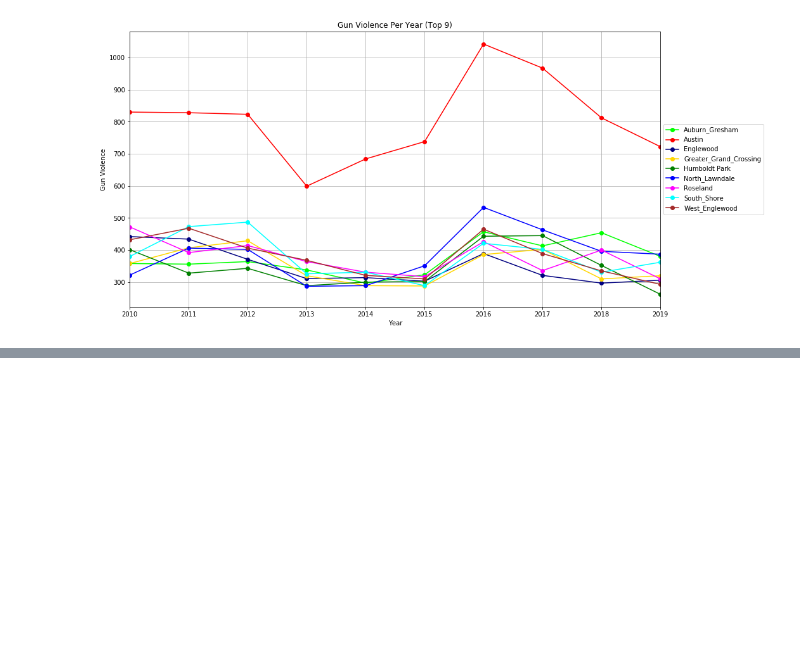
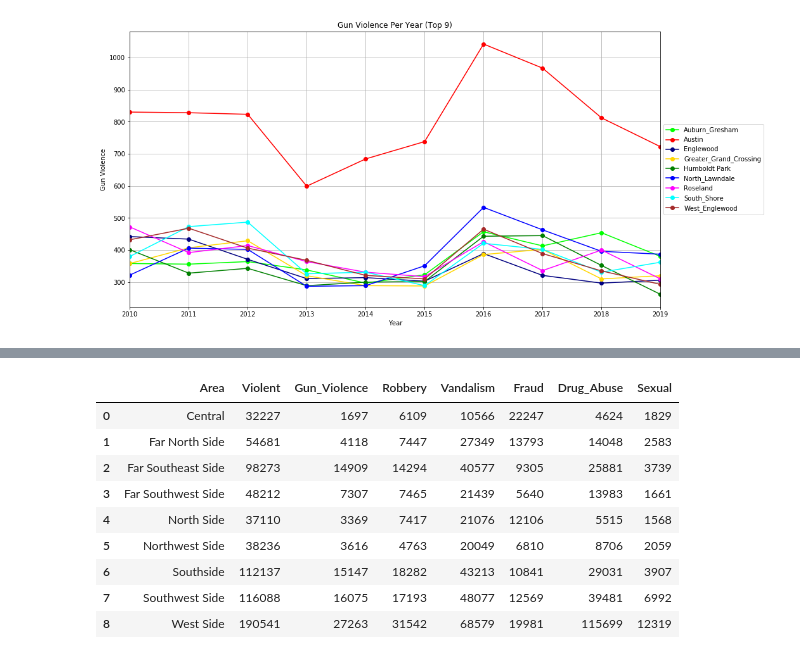
Before and after one commit to shidalgo12/Chicago_Crime, a Jupyter notebook: City Data/Graphs.ipynb, the cells around one changed output, grey strips where cells are left out. Saved outputs shown, nothing was run; the diff lists cells and outputs as text; code cells hidden in the pictures; blank space fills up the shorter version.

```diff
--- a/City Data/Graphs.ipynb
+++ b/City Data/Graphs.ipynb
@@ -396,0 +442,43 @@ plt.show()
+# %%
+# Merge Crime Calculations
+table1 = pd.merge(v_crimes, gun_crimes, on='Area')
+table1
+
+table2 = pd.merge(table1, robbery_crimes, on='Area')
+table2
+
+table3 = pd.merge(table2, vandalism_crimes, on='Area')
+table3
+
+table4 = pd.merge(table3, fraud_crimes, on='Area')
+table4
+
+table5 = pd.merge(table4, drug_crimes, on='Area')
+table5
+
+crimes_per_area = pd.merge(table5, sex_crimes, on='Area')
+crimes_per_area= crimes_per_area.reset_index()
+crimes_per_area.to_csv('area_crimes.csv')
+# crimes_per_area
+# %%
+# Highlight Areas with the Max Amount of Crimes per Type
+
+def highlight_max(s):
+    '''
+    highlight the maximum in a Series yellow.
+    '''
+    is_max = s == s.max()
+    return ['background-color: yellow' if v else '' for v in is_max]
+# %%
+crimes_per_area.style.apply(highlight_max)
+# %% [output]
+|  | Area | Violent | Gun_Violence | Robbery | Vandalism | Fraud | Drug_Abuse | Sexual |
+| 0 | Central | 32227 | 1697 | 6109 | 10566 | 22247 | 4624 | 1829 |
+| 1 | Far North Side | 54681 | 4118 | 7447 | 27349 | 13793 | 14048 | 2583 |
+| 2 | Far Southeast Side | 98273 | 14909 | 14294 | 40577 | 9305 | 25881 | 3739 |
+| 3 | Far Southwest Side | 48212 | 7307 | 7465 | 21439 | 5640 | 13983 | 1661 |
+| 4 | North Side | 37110 | 3369 | 7417 | 21076 | 12106 | 5515 | 1568 |
+| 5 | Northwest Side | 38236 | 3616 | 4763 | 20049 | 6810 | 8706 | 2059 |
+| 6 | Southside | 112137 | 15147 | 18282 | 43213 | 10841 | 29031 | 3907 |
+| 7 | Southwest Side | 116088 | 16075 | 17193 | 48077 | 12569 | 39481 | 6992 |
+| 8 | West Side | 190541 | 27263 | 31542 | 68579 | 19981 | 115699 | 12319 |
```
Also changed, not shown: parts of 16 cells of this notebook, 9 other files.
